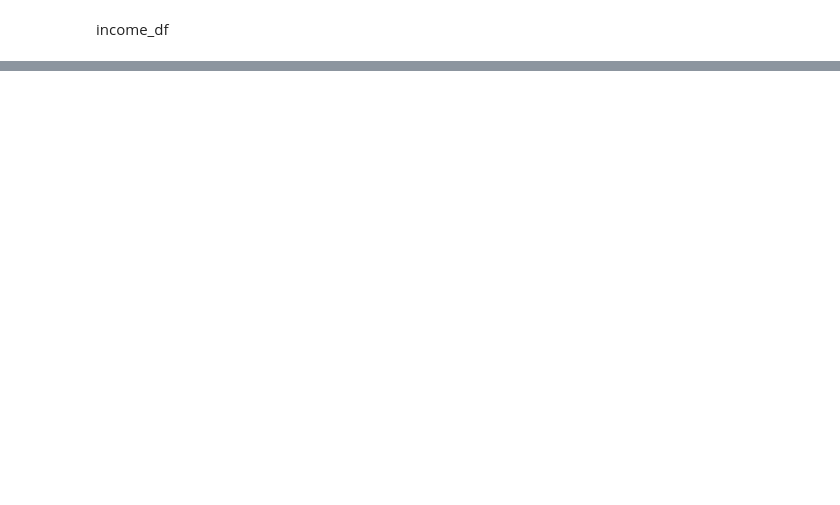
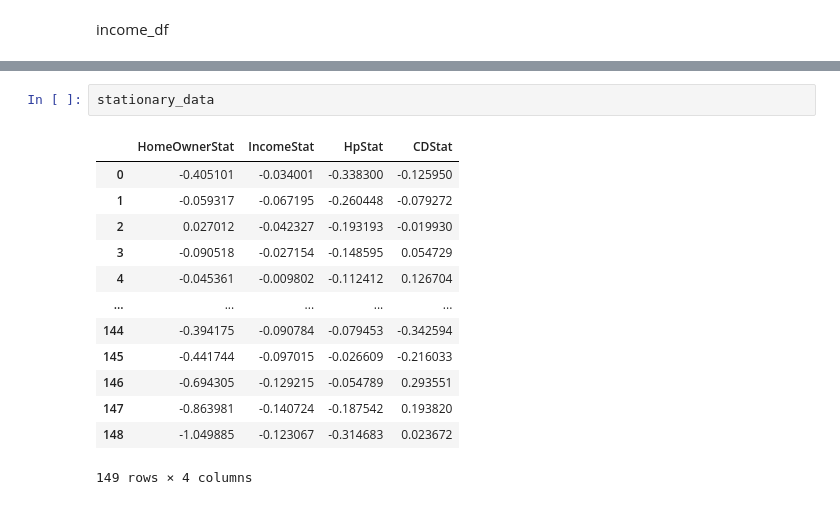
Before and after one commit to KevKoppa/TSA-Final-Project, a Jupyter notebook: notebook.ipynb, the cells around one changed output, grey strips where cells are left out. Saved outputs shown, nothing was run; the diff lists cells and outputs as text; blank space fills up the shorter version.

```diff
--- a/notebook.ipynb
+++ b/notebook.ipynb
@@ -188,0 +155,16 @@ Residuals are stationary (reject null hypothesis).
+# %%
+stationary_data
+# %% [output]
+|  | HomeOwnerStat | IncomeStat | HpStat | CDStat |
+| 0 | -0.405101 | -0.034001 | -0.338300 | -0.125950 |
+| 1 | -0.059317 | -0.067195 | -0.260448 | -0.079272 |
+| 2 | 0.027012 | -0.042327 | -0.193193 | -0.019930 |
+| 3 | -0.090518 | -0.027154 | -0.148595 | 0.054729 |
+| 4 | -0.045361 | -0.009802 | -0.112412 | 0.126704 |
+| ... | ... | ... | ... | ... |
+| 144 | -0.394175 | -0.090784 | -0.079453 | -0.342594 |
+| 145 | -0.441744 | -0.097015 | -0.026609 | -0.216033 |
+| 146 | -0.694305 | -0.129215 | -0.054789 | 0.293551 |
+| 147 | -0.863981 | -0.140724 | -0.187542 | 0.193820 |
+| 148 | -1.049885 | -0.123067 | -0.314683 | 0.023672 |
+149 rows × 4 columns
```
Also changed, not shown: parts of 4 cells of this notebook, 2 other files.
